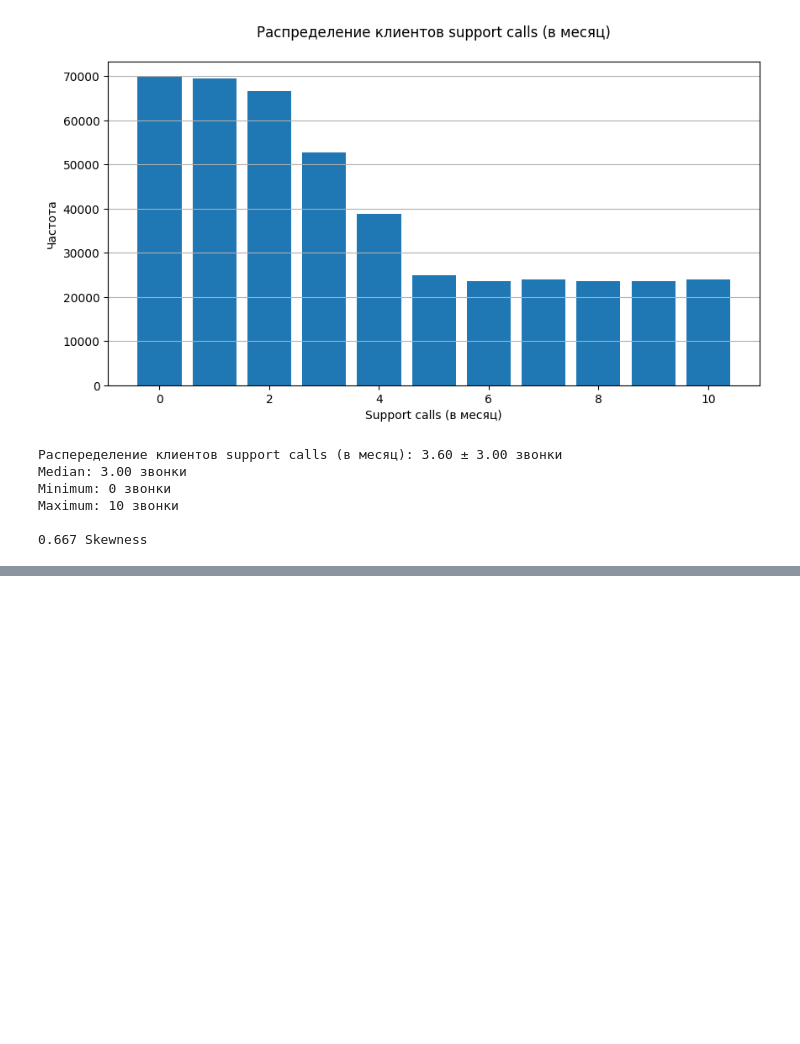
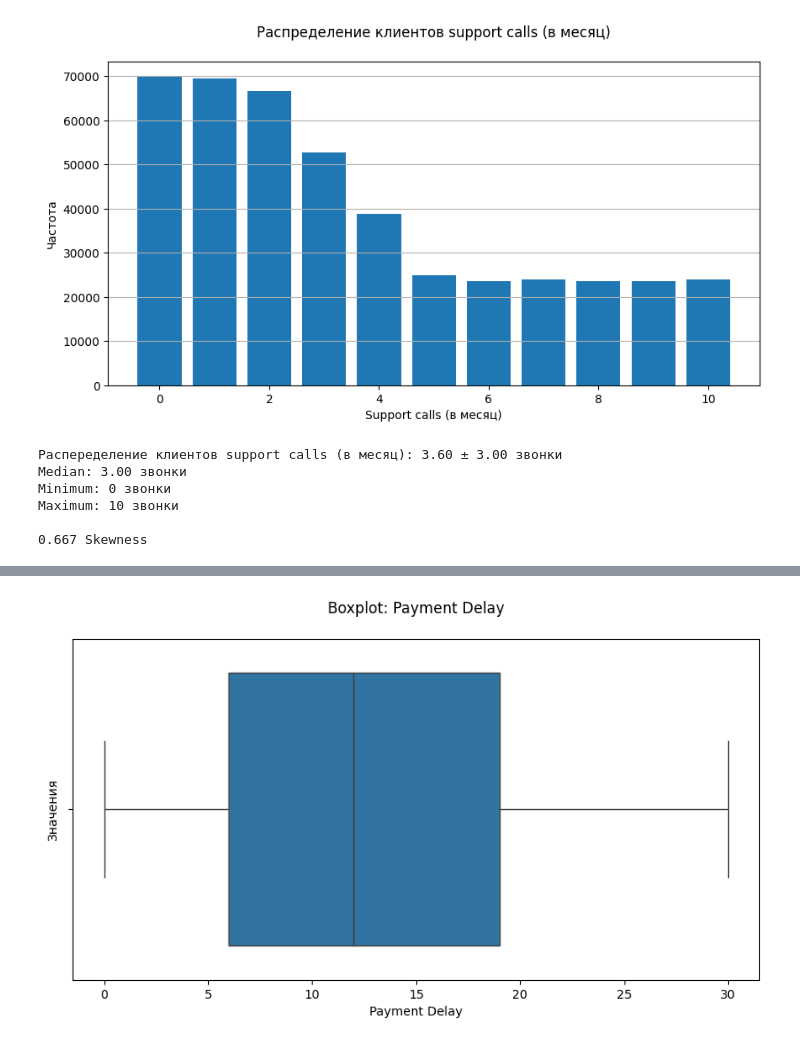
Before and after one commit to Agamemnommom/Churn-Prediction-Service, a Jupyter notebook: Churn_Prediction.ipynb, the cells around one changed output, grey strips where cells are left out. Saved outputs shown, nothing was run; the diff lists cells and outputs as text; code cells hidden in the pictures; blank space fills up the shorter version.

```diff
--- a/Churn_Prediction.ipynb
+++ b/Churn_Prediction.ipynb
@@ -417,0 +301,4 @@ Maximum: 10 звонки
+# %%
+make_boxplot(df, 'Payment Delay')
+# %% [output]
+[figure, added]
```
Also changed, not shown: parts of 8 cells of this notebook.
